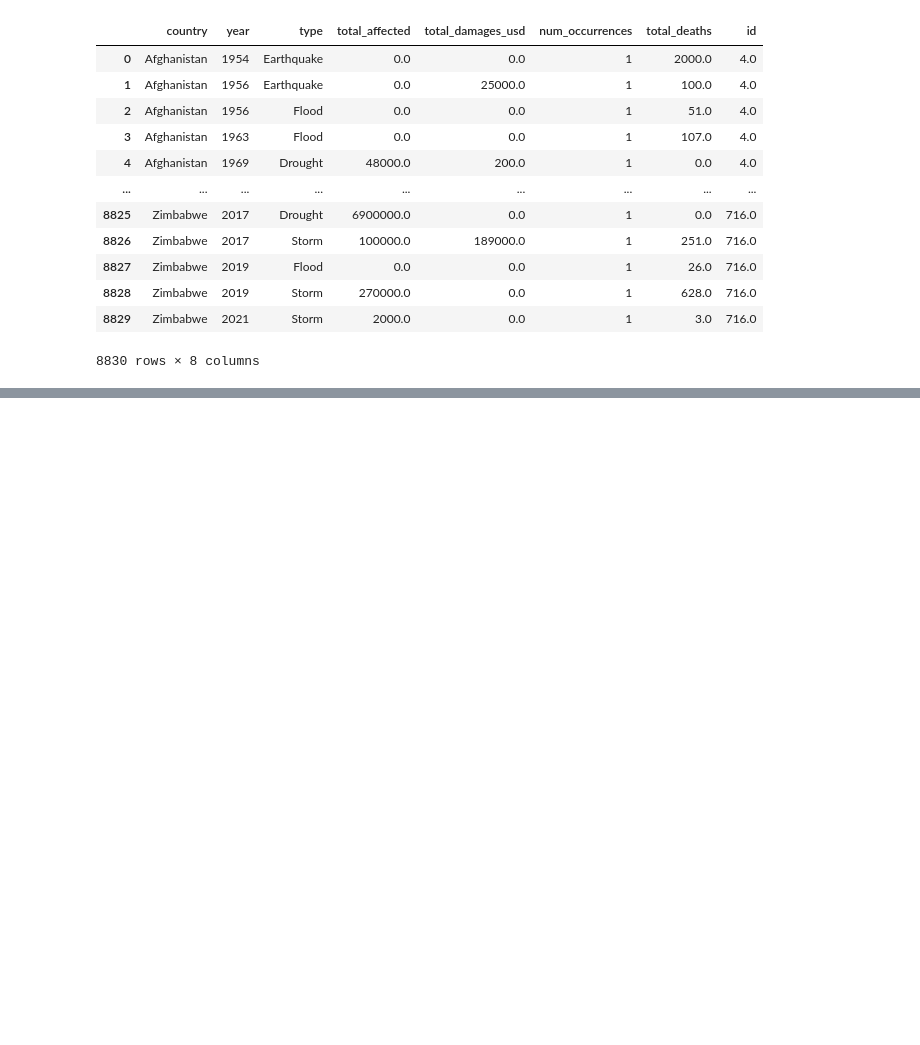
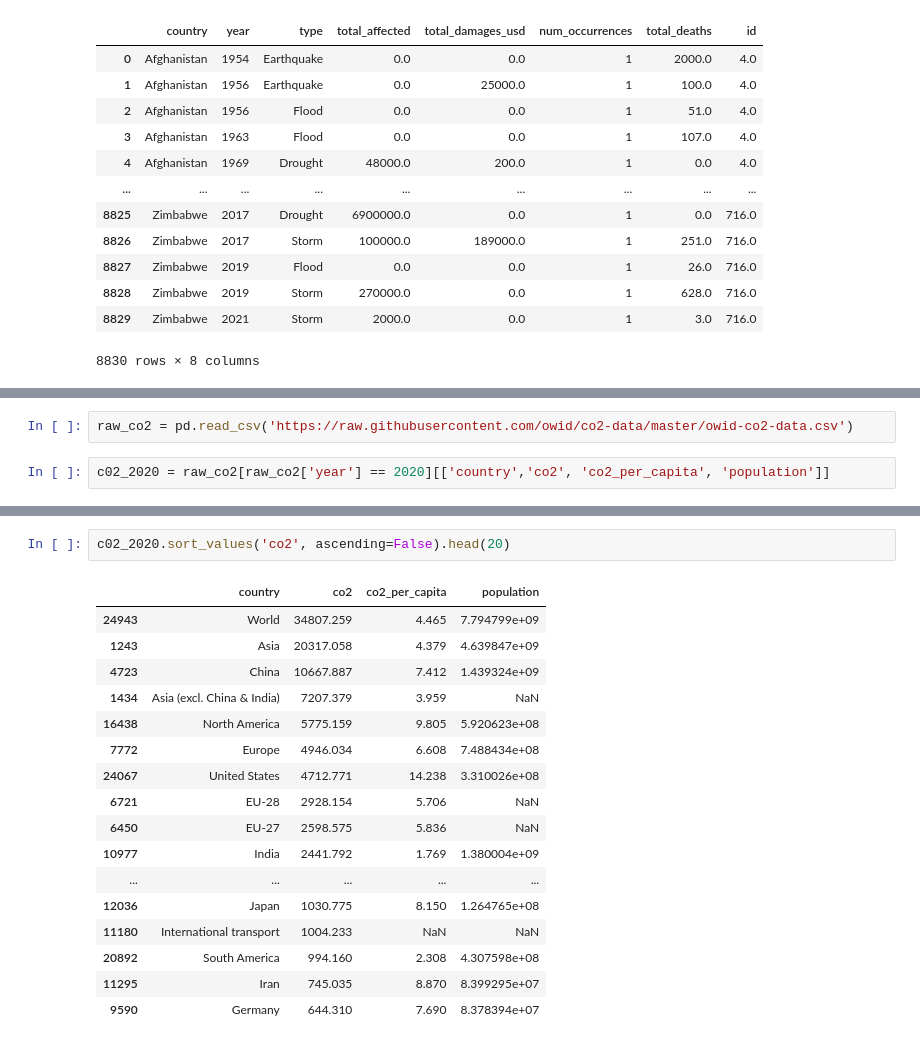
Before and after one commit to mel-liow/climate-analysis, a Jupyter notebook: climate_analysis.ipynb, the cells around one changed output, grey strips where cells are left out. Drawn from its saved outputs; the diff is of its cells as text; blank space fills up the shorter version.

```diff
--- a/climate_analysis.ipynb
+++ b/climate_analysis.ipynb
@@ -551,0 +462,4 @@ final_map
+# %%
+raw_co2 = pd.read_csv('https://raw.githubusercontent.com/owid/co2-data/master/owid-co2-data.csv')
+# %%
+c02_2020 = raw_co2[raw_co2['year'] == 2020][['country','co2', 'co2_per_capita', 'population']]
@@ -551,0 +480,20 @@ final_map
+# %%
+c02_2020.sort_values('co2', ascending=False).head(20)
+# %% [output]
+|  | country | co2 | co2_per_capita | population |
+| 24943 | World | 34807.259 | 4.465 | 7.794799e+09 |
+| 1243 | Asia | 20317.058 | 4.379 | 4.639847e+09 |
+| 4723 | China | 10667.887 | 7.412 | 1.439324e+09 |
+| 1434 | Asia (excl. China & India) | 7207.379 | 3.959 | NaN |
+| 16438 | North America | 5775.159 | 9.805 | 5.920623e+08 |
+| 7772 | Europe | 4946.034 | 6.608 | 7.488434e+08 |
+| 24067 | United States | 4712.771 | 14.238 | 3.310026e+08 |
+| 6721 | EU-28 | 2928.154 | 5.706 | NaN |
+| 6450 | EU-27 | 2598.575 | 5.836 | NaN |
+| 10977 | India | 2441.792 | 1.769 | 1.380004e+09 |
+| ... | ... | ... | ... | ... |
+| 12036 | Japan | 1030.775 | 8.150 | 1.264765e+08 |
+| 11180 | International transport | 1004.233 | NaN | NaN |
+| 20892 | South America | 994.160 | 2.308 | 4.307598e+08 |
+| 11295 | Iran | 745.035 | 8.870 | 8.399295e+07 |
+| 9590 | Germany | 644.310 | 7.690 | 8.378394e+07 |
```
Also changed, not shown: parts of 12 cells of this notebook.
